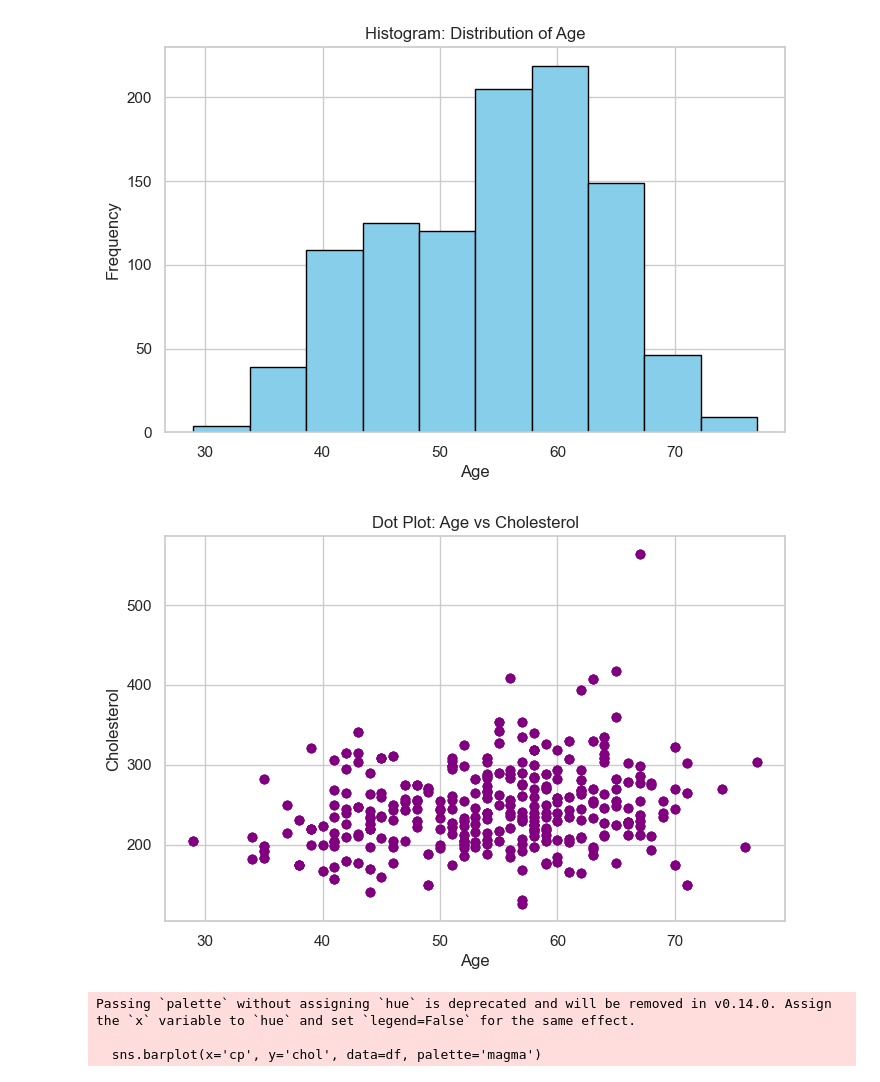
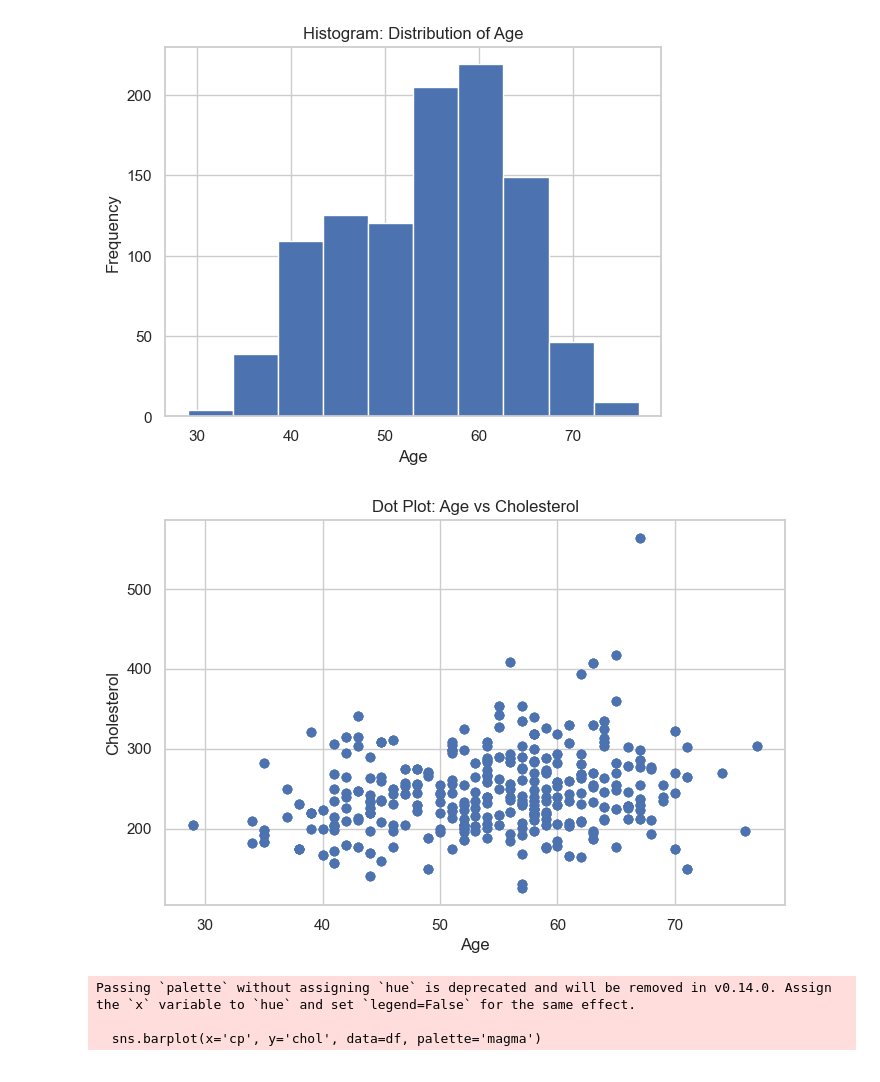
Before and after one commit to prath0m/DSBDL, a Jupyter notebook: plotting/heart/plot.ipynb, the cells around one changed output. Drawn from its saved outputs; the diff is of its cells as text; code cells hidden in the pictures.

```diff
--- a/plotting/heart/plot.ipynb
+++ b/plotting/heart/plot.ipynb
@@ -2,15 +2,15 @@
 import pandas as pd
 import matplotlib.pyplot as plt
 import seaborn as sns
-import numpy as np
+# import numpy as np
 
 # Load dataset
 df = pd.read_csv("heart.csv")
-sns.set(style="whitegrid")
+# sns.set(style="whitegrid")
 
 # a. Histogram – Objective: Visualize distribution of age
-plt.figure(figsize=(8, 5))
-plt.hist(df['age'], bins=10, color='skyblue', edgecolor='black')
+
+plt.hist(df['age'])
 plt.title("Histogram: Distribution of Age")
 plt.xlabel("Age")
 plt.ylabel("Frequency")
@@ -18,7 +18,7 @@ plt.show()
 
 # b. Dot Plot – Objective: Show relationship between Age and Cholesterol
 plt.figure(figsize=(8, 5))
-plt.plot(df['age'], df['chol'], 'o', color='purple')
+plt.plot(df['age'], df['chol'], 'o')
 plt.title("Dot Plot: Age vs Cholesterol")
 plt.xlabel("Age")
 plt.ylabel("Cholesterol")
@@ -39,35 +39,35 @@ plt.figure(figsize=(8, 5))
 plt.plot(df_sorted['age'], df_sorted['trestbps'], marker='o', linestyle='-', color='green')
 plt.title("Line Chart: Resting Blood Pressure vs Age")
 plt.xlabel("Age")
 plt.ylabel("Resting Blood Pressure")
 plt.grid(True)
 plt.show()
 
 # e. Combined Plot – Objective: Visualize distribution and outliers in 'thalach'
 fig = plt.figure(figsize=(12, 8))
 gs = fig.add_gridspec(3, 3)
 ax_box = fig.add_subplot(gs[0, 1:])
 ax_hist = fig.add_subplot(gs[1:, :-1])
 ax_scatter = fig.add_subplot(gs[1:, 1:])
 
 # Boxplot
 sns.boxplot(y=df['thalach'], ax=ax_box, color='lightblue')
 ax_box.set_title("Box Plot: Max Heart Rate Achieved")
 
 # Histogram
 sns.histplot(df['thalach'], kde=True, ax=ax_hist, color='skyblue')
 ax_hist.set_xlabel("Max Heart Rate")
 ax_hist.set_ylabel("Frequency")
 
 # Scatter Plot
 sns.scatterplot(x='age', y='thalach', data=df, ax=ax_scatter, color='red')
 ax_scatter.set_title("Scatter Plot: Age vs Max Heart Rate")
 
 plt.tight_layout()
 plt.show()
 # %% [output]
-[figure, old version]
+[figure, new version]
-[figure, old version]
+[figure, new version]
 Passing `palette` without assigning `hue` is deprecated and will be removed in v0.14.0. Assign the `x` variable to `hue` and set `legend=False` for the same effect.
 
   sns.barplot(x='cp', y='chol', data=df, palette='magma')
```
Also changed, not shown: 10 other files.
